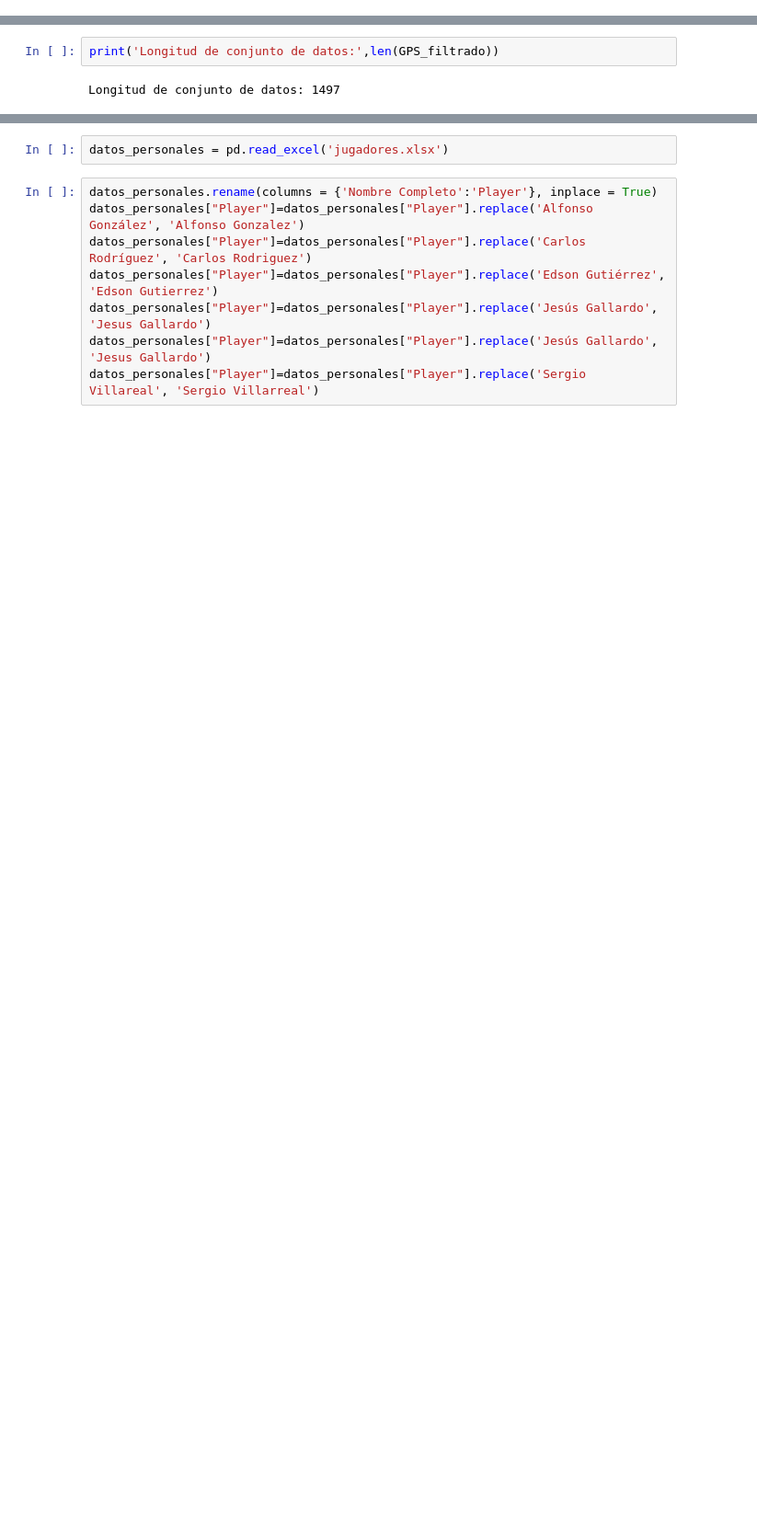
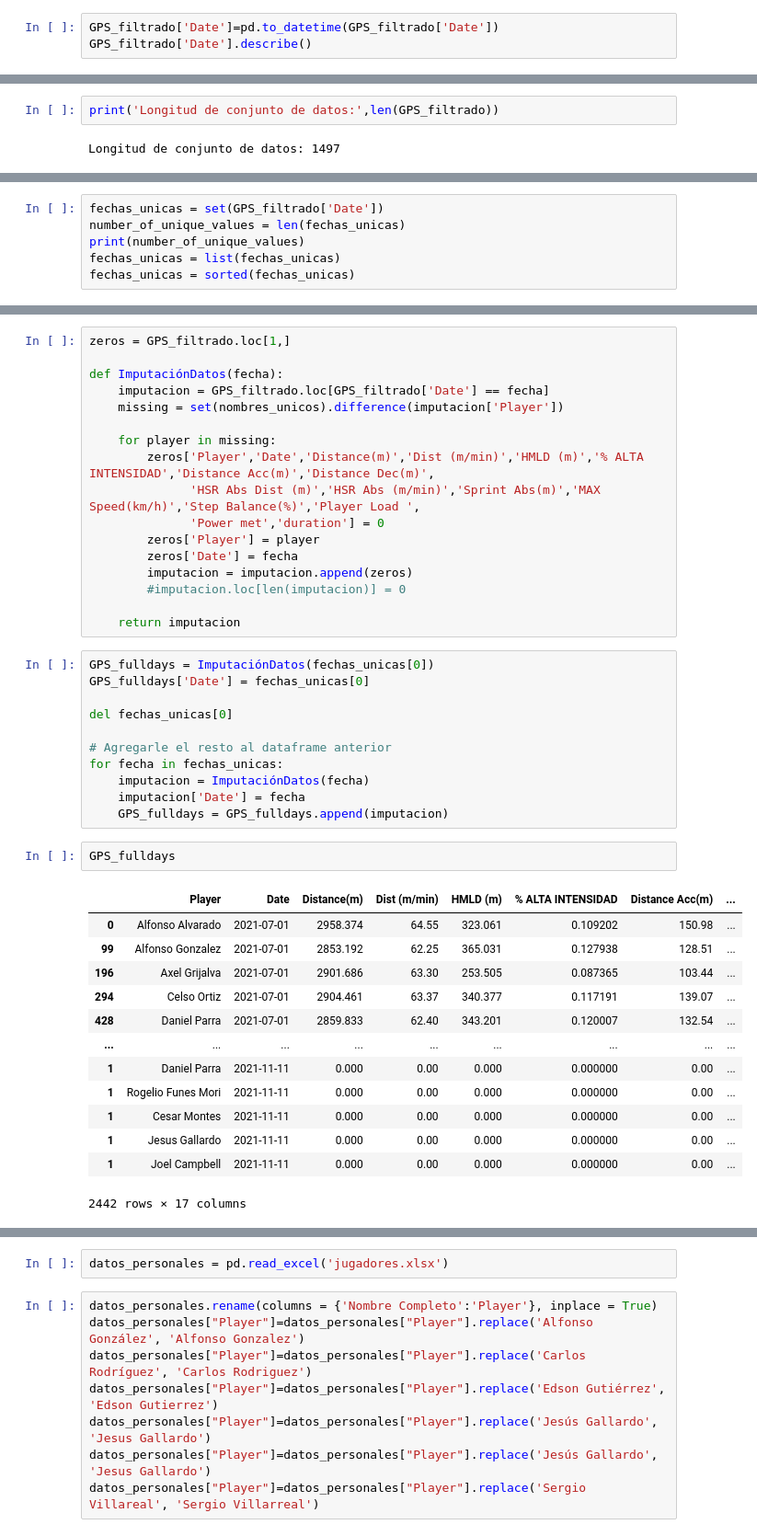
Before and after one commit to Isanapr/Prediccion_de_lesiones, a Jupyter notebook: Predicción de Lesiones.ipynb, the cells around one changed output, grey strips where cells are left out. Shown at 92% size. Saved outputs shown, nothing was run; the diff lists cells and outputs as text; blank space fills up the shorter version.

```diff
--- a/Predicción de Lesiones.ipynb
+++ b/Predicción de Lesiones.ipynb
@@ -30,0 +33,3 @@ Longitud de conjunto de datos: 1728
+# %%
+GPS_filtrado['Date']=pd.to_datetime(GPS_filtrado['Date'])
+GPS_filtrado['Date'].describe()
@@ -147,0 +179,6 @@ Longitud de conjunto de datos: 1497
+# %%
+fechas_unicas = set(GPS_filtrado['Date'])
+number_of_unique_values = len(fechas_unicas)
+print(number_of_unique_values)
+fechas_unicas = list(fechas_unicas)
+fechas_unicas = sorted(fechas_unicas)
@@ -147,0 +189,44 @@ Longitud de conjunto de datos: 1497
+# %%
+zeros = GPS_filtrado.loc[1,]
+
+def ImputaciónDatos(fecha):
+    imputacion = GPS_filtrado.loc[GPS_filtrado['Date'] == fecha]
+    missing = set(nombres_unicos).difference(imputacion['Player'])
+
+    for player in missing:
+        zeros['Player','Date','Distance(m)','Dist (m/min)','HMLD (m)','% ALTA INTENSIDAD','Distance Acc(m)','Distance Dec(m)',
+              'HSR Abs Dist (m)','HSR Abs (m/min)','Sprint Abs(m)','MAX Speed(km/h)','Step Balance(%)','Player Load ',
+              'Power met','duration'] = 0
+        zeros['Player'] = player
+        zeros['Date'] = fecha
+        imputacion = imputacion.append(zeros)
+        #imputacion.loc[len(imputacion)] = 0
+
+    return imputacion
+# %%
+GPS_fulldays = ImputaciónDatos(fechas_unicas[0])
+GPS_fulldays['Date'] = fechas_unicas[0]
+
+del fechas_unicas[0]
+
+# Agregarle el resto al dataframe anterior
+for fecha in fechas_unicas:
+    imputacion = ImputaciónDatos(fecha)
+    imputacion['Date'] = fecha
+    GPS_fulldays = GPS_fulldays.append(imputacion)
+# %%
+GPS_fulldays
+# %% [output]
+|  | Player | Date | Distance(m) | Dist (m/min) | HMLD (m) | % ALTA INTENSIDAD | Distance Acc(m) | ... |
+| 0 | Alfonso Alvarado | 2021-07-01 | 2958.374 | 64.55 | 323.061 | 0.109202 | 150.98 | ... |
+| 99 | Alfonso Gonzalez | 2021-07-01 | 2853.192 | 62.25 | 365.031 | 0.127938 | 128.51 | ... |
+| 196 | Axel Grijalva | 2021-07-01 | 2901.686 | 63.30 | 253.505 | 0.087365 | 103.44 | ... |
+| 294 | Celso Ortiz | 2021-07-01 | 2904.461 | 63.37 | 340.377 | 0.117191 | 139.07 | ... |
+| 428 | Daniel Parra | 2021-07-01 | 2859.833 | 62.40 | 343.201 | 0.120007 | 132.54 | ... |
+| ... | ... | ... | ... | ... | ... | ... | ... | ... |
+| 1 | Daniel Parra | 2021-11-11 | 0.000 | 0.00 | 0.000 | 0.000000 | 0.00 | ... |
+| 1 | Rogelio Funes Mori | 2021-11-11 | 0.000 | 0.00 | 0.000 | 0.000000 | 0.00 | ... |
+| 1 | Cesar Montes | 2021-11-11 | 0.000 | 0.00 | 0.000 | 0.000000 | 0.00 | ... |
+| 1 | Jesus Gallardo | 2021-11-11 | 0.000 | 0.00 | 0.000 | 0.000000 | 0.00 | ... |
+| 1 | Joel Campbell | 2021-11-11 | 0.000 | 0.00 | 0.000 | 0.000000 | 0.00 | ... |
+2442 rows × 17 columns
```
Also changed, not shown: parts of 35 cells of this notebook.
